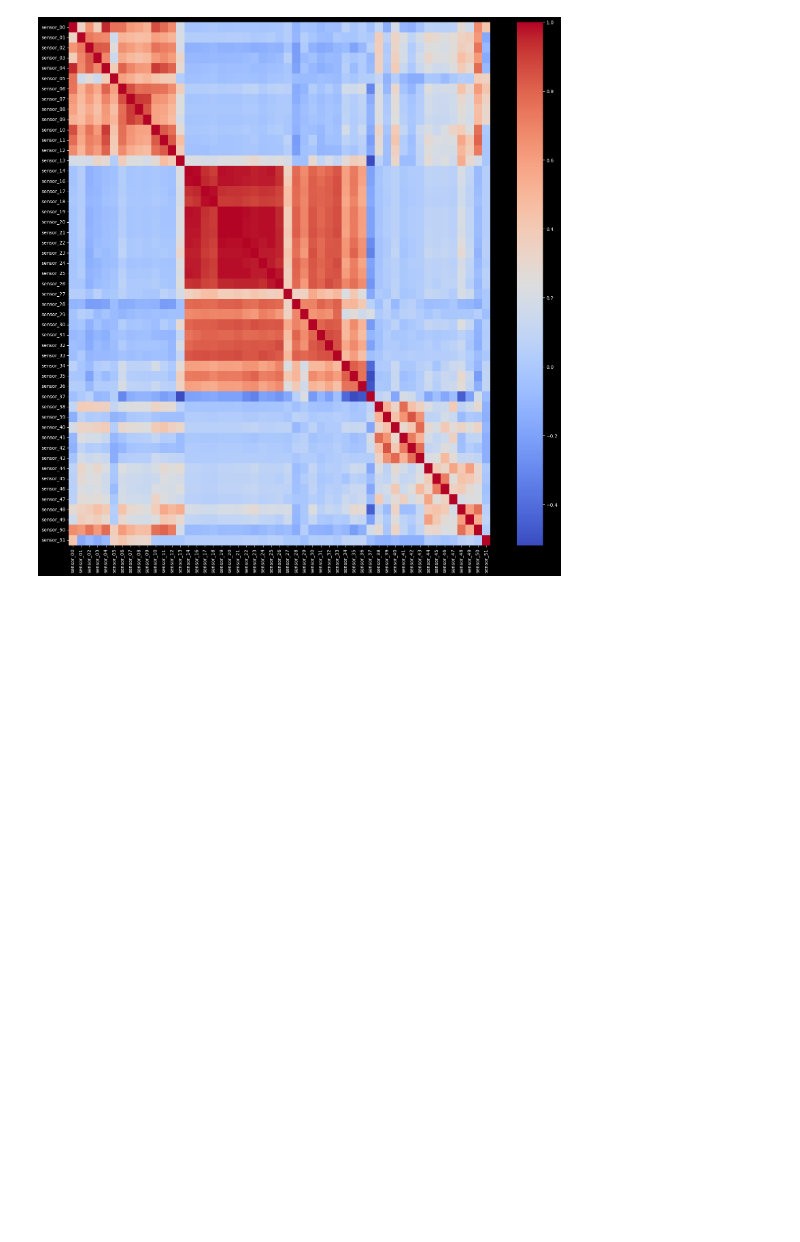
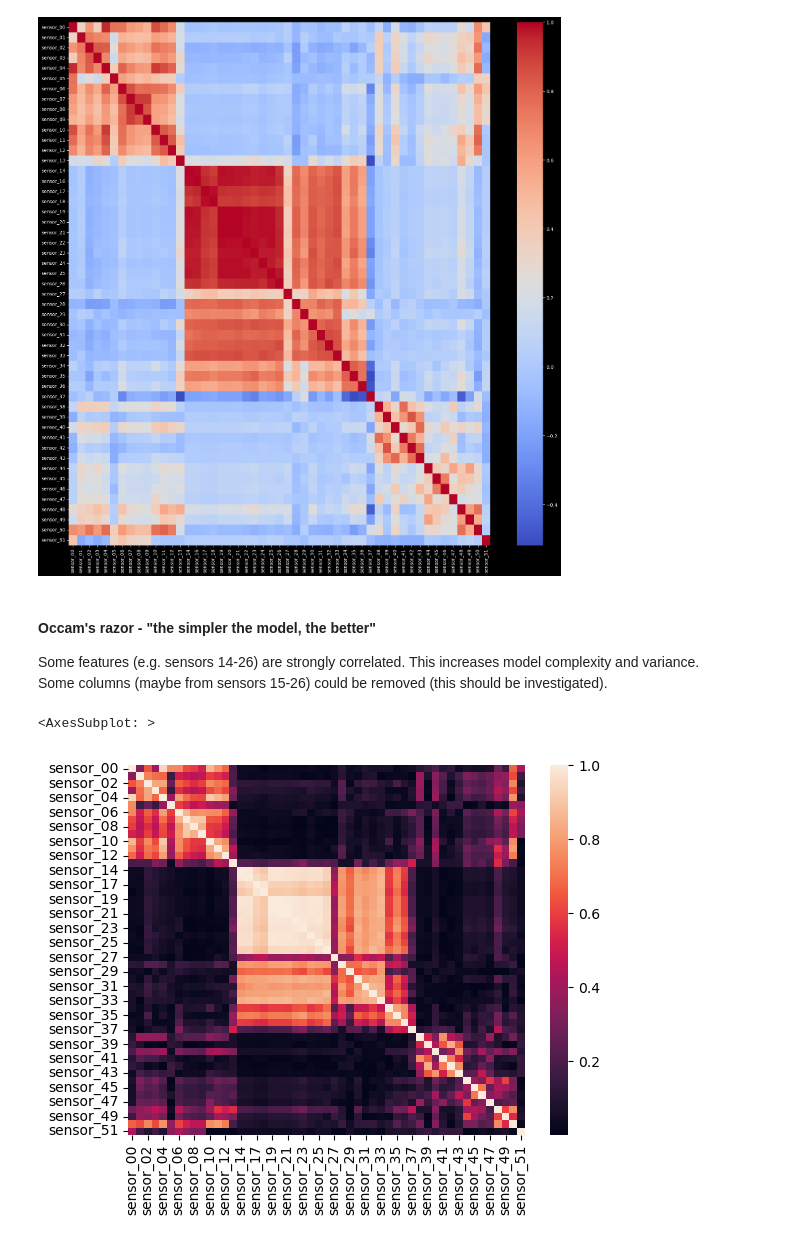
Before and after one commit to piotr-druzdzel/LSTM-for-Time-Series-Sensor-Data, a Jupyter notebook: main.ipynb, the cells around one changed output. Saved outputs shown, nothing was run; the diff lists cells and outputs as text; code cells hidden in the pictures; blank space fills up the shorter version.

```diff
--- a/main.ipynb
+++ b/main.ipynb
@@ -133,3 +140,15 @@ sns.heatmap(df.corr(), cmap='coolwarm')
 # %% [output]
 <AxesSubplot: >
 [figure]
+# %% [markdown]
+#### Occam's razor - "the simpler the model, the better"
+Some features (e.g. sensors 14-26) are strongly correlated. This increases model complexity and variance.<br>
+Some columns (maybe from sensors 15-26) could be removed (this should be investigated).
+# %%
+# Create correlation matrix
+corr_matrix = df.corr().abs()
+# %%
+sns.heatmap(corr_matrix)
+# %% [output]
+<AxesSubplot: >
+[figure, added]
```
Also changed, not shown: parts of 17 cells of this notebook.
